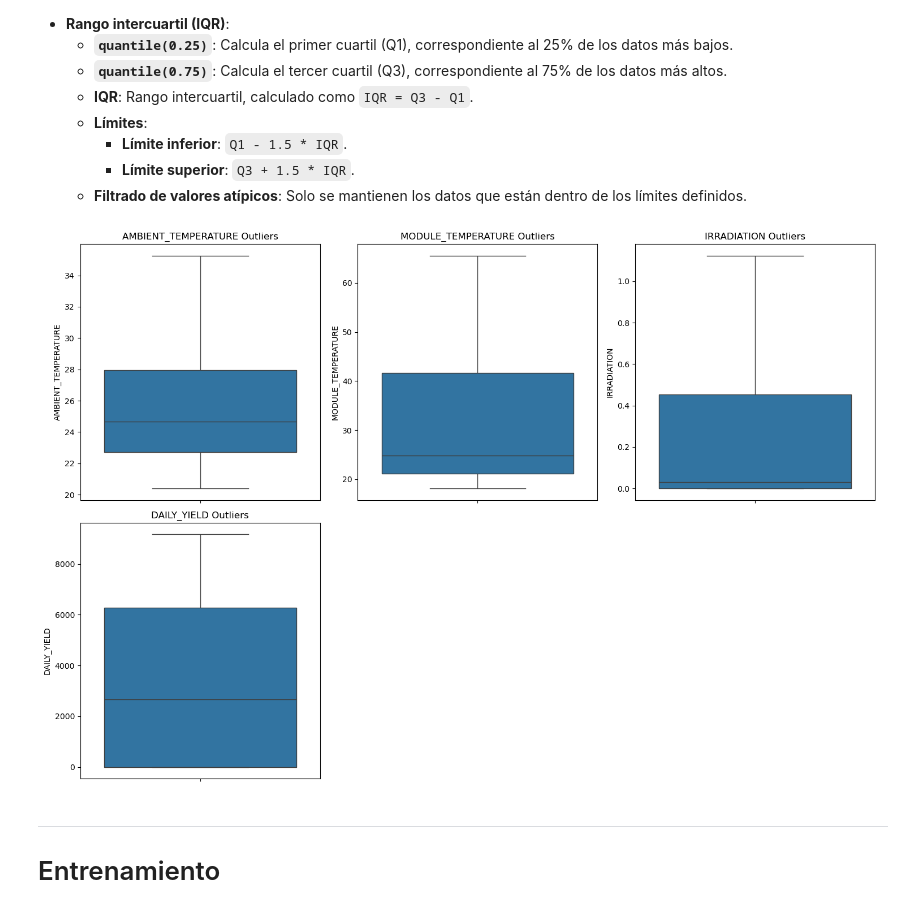
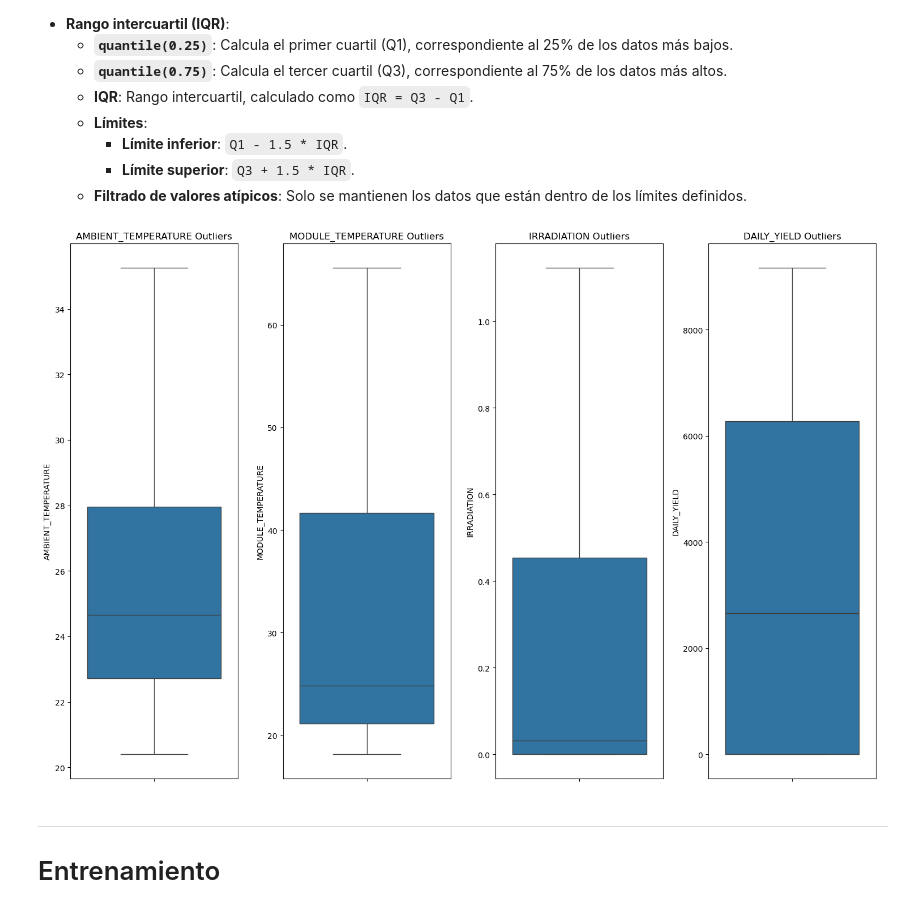
Before and after one commit to josemauma/TFG-ML-DL-WIND-SOLAR-FARMS, a Jupyter notebook: SOLAR PANELS/TFG_SP1_ML.ipynb, the cells around one changed output. Cells and saved outputs as stored; diff of their text form; code cells hidden in the pictures.

```diff
--- a/SOLAR PANELS/TFG_SP1_ML.ipynb
+++ b/SOLAR PANELS/TFG_SP1_ML.ipynb
@@ -172,7 +172,7 @@ ___
 # Create boxplots to visualize outliers
 plt.figure(figsize=(15, 10))
 for i, var in enumerate(variables, 1):
-    plt.subplot(2, 3, i)  # Arrange in 2 rows and 3 columns
+    plt.subplot(1, 4, i)  # Arrange in 2 rows and 3 columns
     sns.boxplot(data=df_SP1_with_weather, y=var)
     plt.title(f'{var} Outliers')
     plt.ylabel(var)
@@ -193,22 +193,22 @@ plt.show()
 # %%
 for var in variables:
     Q1 = df_SP1_with_weather[var].quantile(0.25)
     Q3 = df_SP1_with_weather[var].quantile(0.75)
     IQR = Q3 - Q1
     lower_bound = Q1 - 1.5 * IQR
     upper_bound = Q3 + 1.5 * IQR
     df_SP1_with_weather = df_SP1_with_weather[(df_SP1_with_weather[var] >= lower_bound) & (df_SP1_with_weather[var] <= upper_bound)]
 
 plt.figure(figsize=(15, 10))
 for i, var in enumerate(variables, 1):
-    plt.subplot(2, 3, i)  # Arrange in 2 rows and 3 columns
+    plt.subplot(1, 4, i)  # Arrange in 2 rows and 3 columns
     sns.boxplot(data=df_SP1_with_weather, y=var)
     plt.title(f'{var} Outliers')
     plt.ylabel(var)
 plt.tight_layout()
 plt.show()
 # %% [output]
-[figure, old version]
+[figure, new version]
 # %% [markdown]
 ____
 
```
Also changed, not shown: parts of 20 cells of this notebook, 10 other files.
